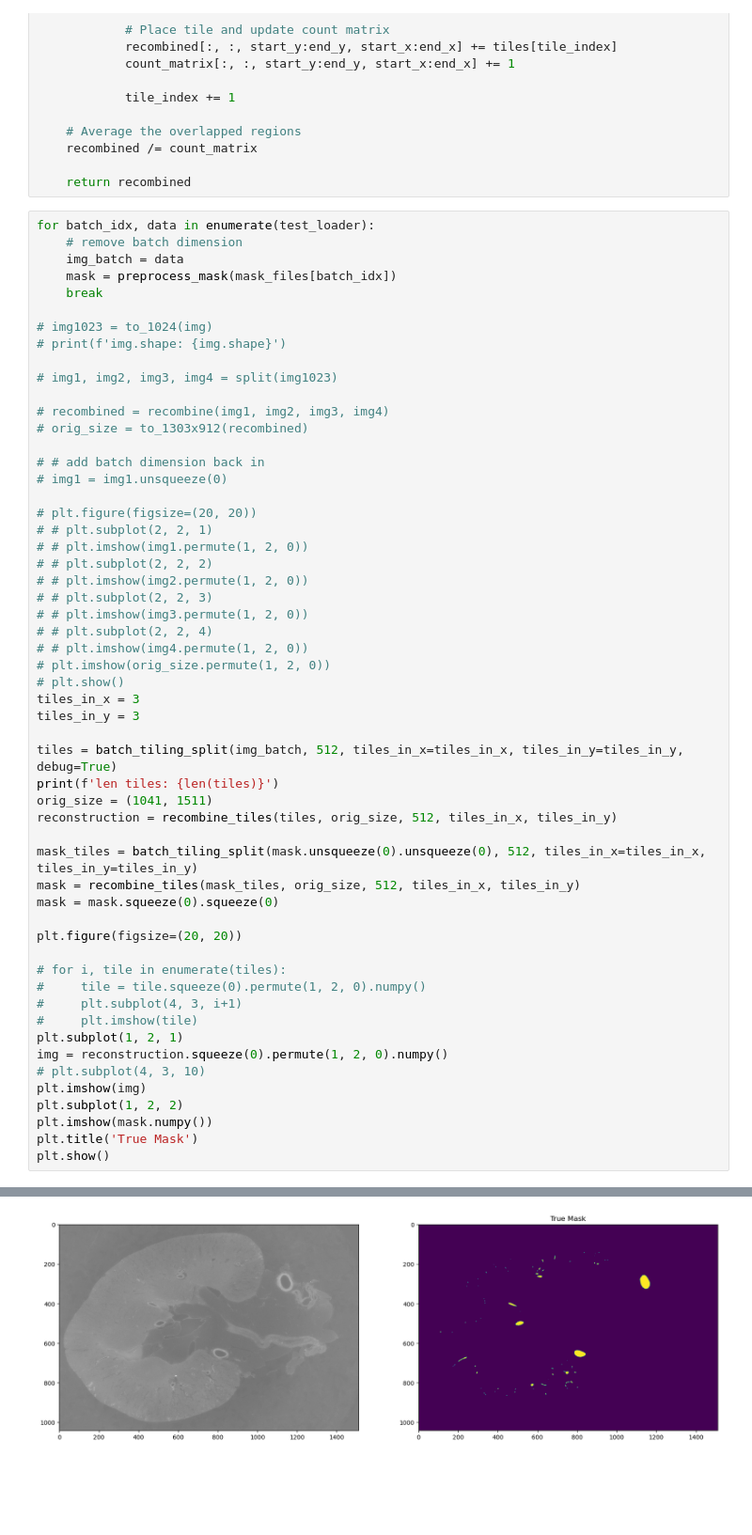
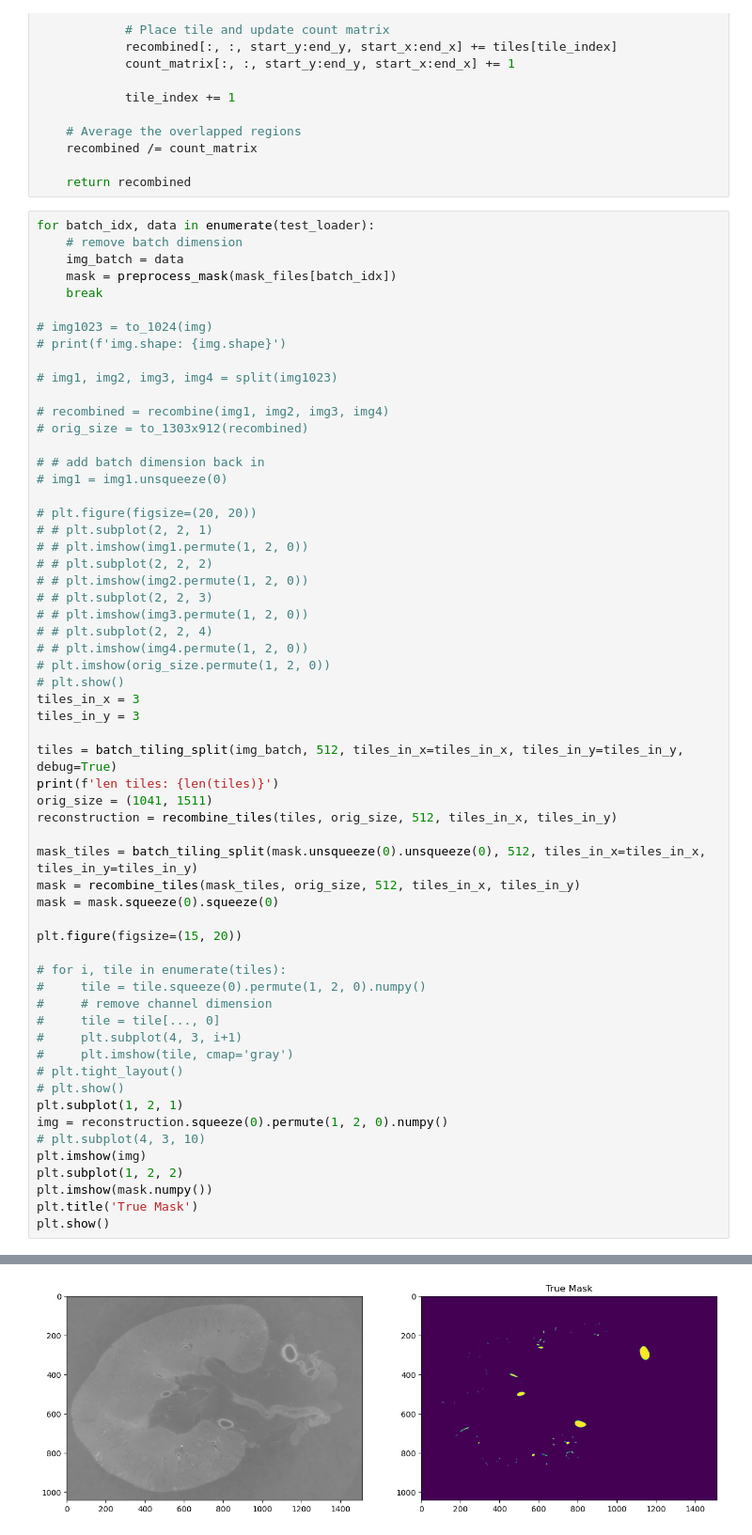
Before and after one commit to HyperCactus/SegmentationUNet, a Jupyter notebook: model/kaggle2.ipynb, the cells around one changed output, grey strips where cells are left out. Shown: that part at 94% size. Cells and saved outputs as stored; diff of their text form; blank space fills up the shorter version.

```diff
--- a/model/kaggle2.ipynb
+++ b/model/kaggle2.ipynb
@@ -397,33 +398,37 @@ for batch_idx, data in enumerate(test_loader):
 tiles_in_x = 3
 tiles_in_y = 3
 
 tiles = batch_tiling_split(img_batch, 512, tiles_in_x=tiles_in_x, tiles_in_y=tiles_in_y, debug=True)
 print(f'len tiles: {len(tiles)}')
 orig_size = (1041, 1511)
 reconstruction = recombine_tiles(tiles, orig_size, 512, tiles_in_x, tiles_in_y)
 
 mask_tiles = batch_tiling_split(mask.unsqueeze(0).unsqueeze(0), 512, tiles_in_x=tiles_in_x, tiles_in_y=tiles_in_y)
 mask = recombine_tiles(mask_tiles, orig_size, 512, tiles_in_x, tiles_in_y)
 mask = mask.squeeze(0).squeeze(0)
 
-plt.figure(figsize=(20, 20))
+plt.figure(figsize=(15, 20))
 
 # for i, tile in enumerate(tiles):
 #     tile = tile.squeeze(0).permute(1, 2, 0).numpy()
+#     # remove channel dimension
+#     tile = tile[..., 0]
 #     plt.subplot(4, 3, i+1)
-#     plt.imshow(tile)
+#     plt.imshow(tile, cmap='gray')
+# plt.tight_layout()
+# plt.show()
 plt.subplot(1, 2, 1)
 img = reconstruction.squeeze(0).permute(1, 2, 0).numpy()
 # plt.subplot(4, 3, 10)
 plt.imshow(img)
 plt.subplot(1, 2, 2)
 plt.imshow(mask.numpy())
 plt.title('True Mask')
 plt.show()
 # %% [output]
 Clipping input data to the valid range for imshow with RGB data ([0..1] for floats or [0..255] for integers).
 Image Size: 1041x1511, Tile Size: 512x512
 Tiles in x: 3, Tiles in y: 3
 Stride in x: 499.5, Stride in y: 264.5
 len tiles: 9
-[figure, old version]
+[figure, new version]
```
Also changed, not shown: parts of 1 cell of this notebook, 10 other files.
